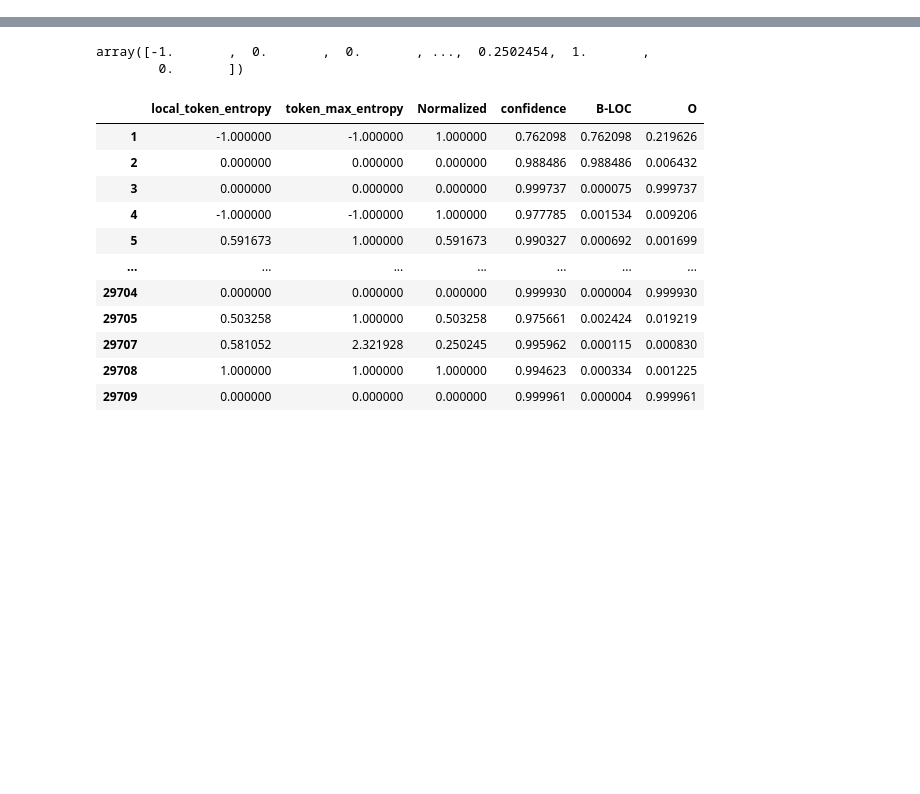
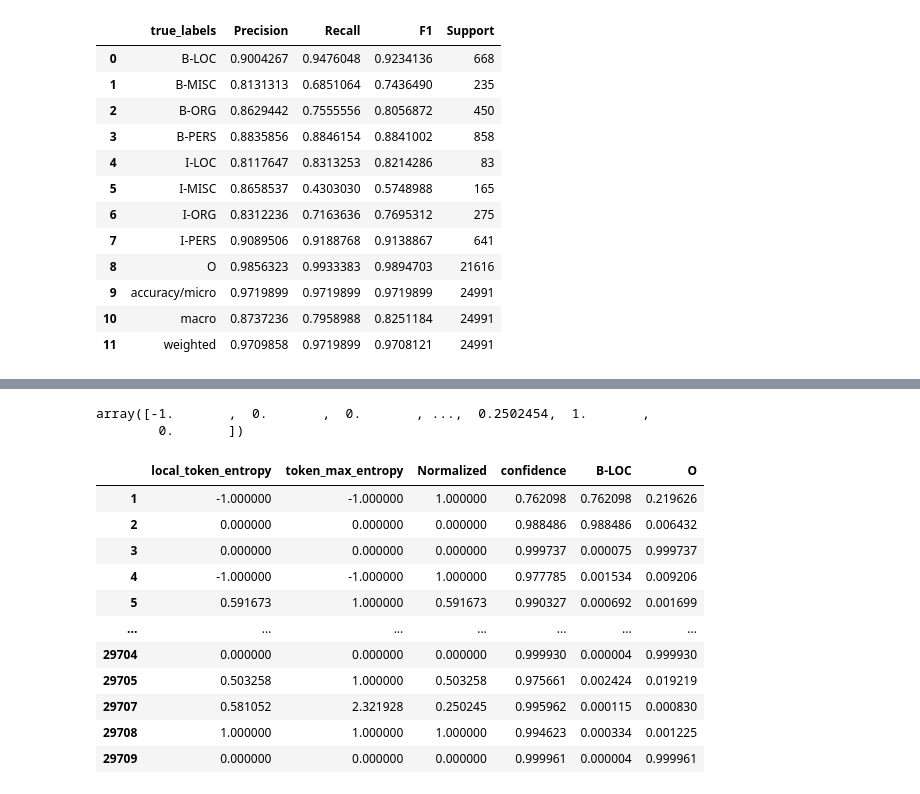
Before and after one commit to ay94/deformar-dashboard, a Jupyter notebook: notebooks/explore-data.ipynb, the cells around one changed output, grey strips where cells are left out. Cells and saved outputs as stored; diff of their text form; code cells hidden in the pictures; blank space fills up the shorter version.

```diff
--- a/notebooks/explore-data.ipynb
+++ b/notebooks/explore-data.ipynb
@@ -50,0 +57,24 @@ df[['local_token_entropy', 'token_max_entropy', 'Normalized', 'confidence', 'B-L
+# %%
+import json
+file_path = '/Users/ay227/Library/CloudStorage/GoogleDrive-ahmed.younes.sam@gmail.com/My Drive/Final Year Experiments/Thesis-Experiments/Experiments/DashboardTest/ANERCorp_CamelLab_arabertv02/fine_tuning/evaluation_metrics.json'
+with open(file_path, 'r') as f:
+    data = json.load(f)
+# %%
+import pandas as pd
+token_report  = pd.DataFrame(data['token_report']).rename(columns={'Tag':'true_labels'})
+# %%
+token_report
+# %% [output]
+|  | true_labels | Precision | Recall | F1 | Support |
+| 0 | B-LOC | 0.9004267 | 0.9476048 | 0.9234136 | 668 |
+| 1 | B-MISC | 0.8131313 | 0.6851064 | 0.7436490 | 235 |
+| 2 | B-ORG | 0.8629442 | 0.7555556 | 0.8056872 | 450 |
+| 3 | B-PERS | 0.8835856 | 0.8846154 | 0.8841002 | 858 |
+| 4 | I-LOC | 0.8117647 | 0.8313253 | 0.8214286 | 83 |
+| 5 | I-MISC | 0.8658537 | 0.4303030 | 0.5748988 | 165 |
+| 6 | I-ORG | 0.8312236 | 0.7163636 | 0.7695312 | 275 |
+| 7 | I-PERS | 0.9089506 | 0.9188768 | 0.9138867 | 641 |
+| 8 | O | 0.9856323 | 0.9933383 | 0.9894703 | 21616 |
+| 9 | accuracy/micro | 0.9719899 | 0.9719899 | 0.9719899 | 24991 |
+| 10 | macro | 0.8737236 | 0.7958988 | 0.8251184 | 24991 |
+| 11 | weighted | 0.9709858 | 0.9719899 | 0.9708121 | 24991 |
```
Also changed, not shown: parts of 20 cells of this notebook, 15 other files.
